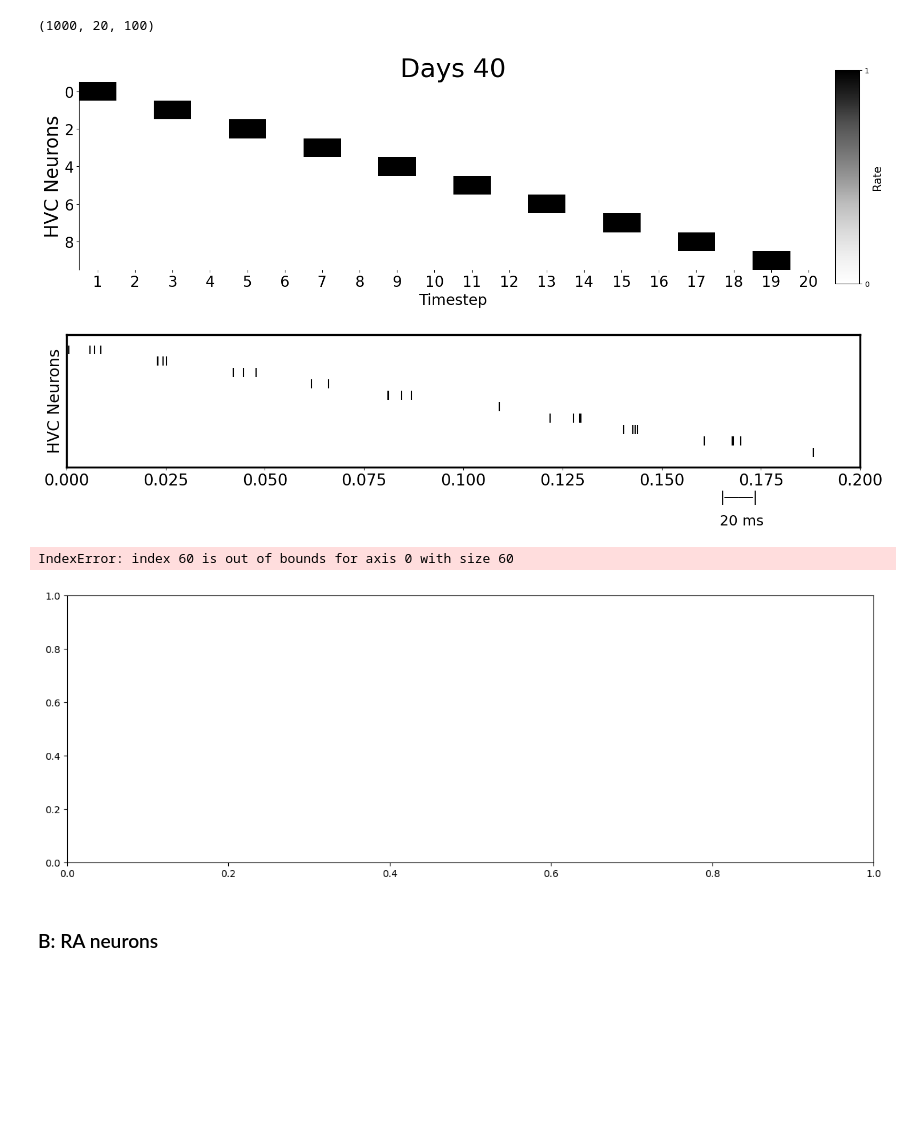
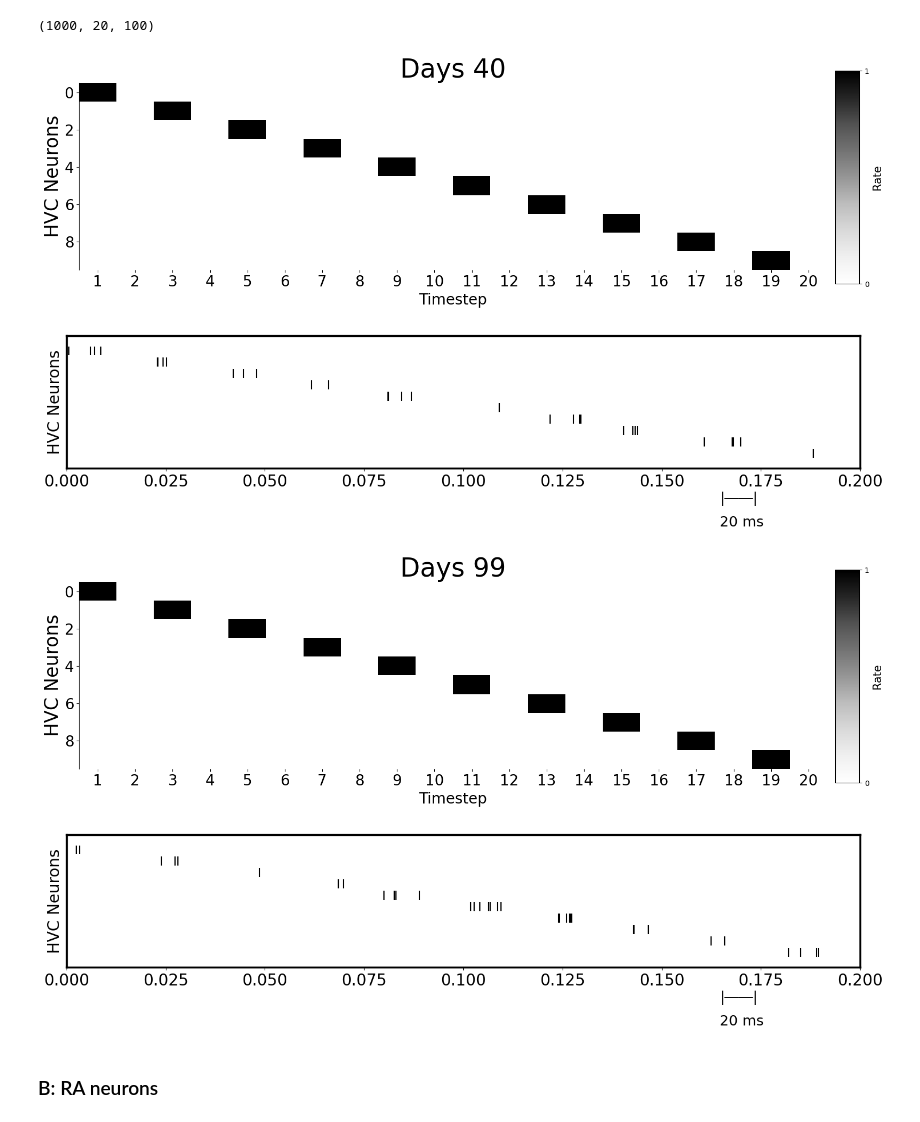
Before and after one commit to AtharvSuryawanshi/Dual_Pathway_RL_songbird, a Jupyter notebook: Figures/Figure_6.ipynb, the cells around one changed output. Saved outputs shown, nothing was run; the diff lists cells and outputs as text; code cells hidden in the pictures; blank space fills up the shorter version.

```diff
--- a/Figures/Figure_6.ipynb
+++ b/Figures/Figure_6.ipynb
@@ -31,7 +31,7 @@ Base parameters loaded from params.yaml
 parameters = update_params(params_base,
                            **{
                                "params.N_SYLL": 20,
-                               "params.RECORD_WEIGHTS": 0,
+                            #    "params.RECORD_WEIGHTS": 0,
                             #    "params.BG_NOISE": 0.2,
                             #    "const.HVC_SIZE":20
                            } )
@@ -275,37 +268,37 @@ def plot_HVC_motifs_on_day_spike(obj, day, seed=None):
     # ax1.set_yticks(np.arange(8*nos_neurons), np.tile(np.arange(1, 9), nos_neurons), fontsize=15)
     # ax1.set_xticks(np.arange(50, N_SYLL*nos_trials_per_day*5*spike_bins, N_SYLL*nos_trials_per_day*spike_bins), day +40 + np.arange(0, 5,1), fontsize=15)
     ax1.tick_params(labelsize=20)
     # ax1.set_title(f'Day {day+40}', fontsize=20)
     ax1.set_ylabel('HVC Neurons', fontsize=20)
     # ax1.set_xlabel('Time (ms)', fontsize=20)
     for spine in ax1.spines.values():
         spine.set_linewidth(2.5)
         spine.set_color('black')
     # ax1.spines['top'].set_visible(False)
     # ax1.spines['right'].set_visible(False)
     # ax1.spines['bottom'].set_visible(False)
 # === Add timescale bar below axis (xlabel region) ===
     scalebar_len = 20  # ms
     bar_x0 = 0.8       # left position in figure coords (0 = far left, 1 = far right)
     bar_width = 0.05    # width in figure coords
     bar_y = -0.0      # vertical position below the axis
 
     figure.text(bar_x0, bar_y, '|' + '―'*2 + '|', fontsize=18, ha='left', va='center')
     figure.text(bar_x0 + bar_width/2, bar_y - 0.1, f'{scalebar_len} ms',
                 ha='center', va='top', fontsize=18)
     plt.tight_layout()
     plt.show()
 
 plot_HVC_motifs_days_rate(obj, day=0)
 plot_HVC_motifs_on_day_spike(obj, day=0, seed=42)
 
-plot_HVC_motifs_days_rate(obj, day=60)
-plot_HVC_motifs_on_day_spike(obj, day=60, seed=43)
+plot_HVC_motifs_days_rate(obj, day=59)
+plot_HVC_motifs_on_day_spike(obj, day=59, seed=43)
 # %% [output]
 [figure]
 [figure]
-IndexError: index 60 is out of bounds for axis 0 with size 60
-[figure, old version]
+[figure, new version]
+[figure, added]
 # %% [markdown]
 ### B: RA neurons
 # %%
```
Also changed, not shown: parts of 5 cells of this notebook.
